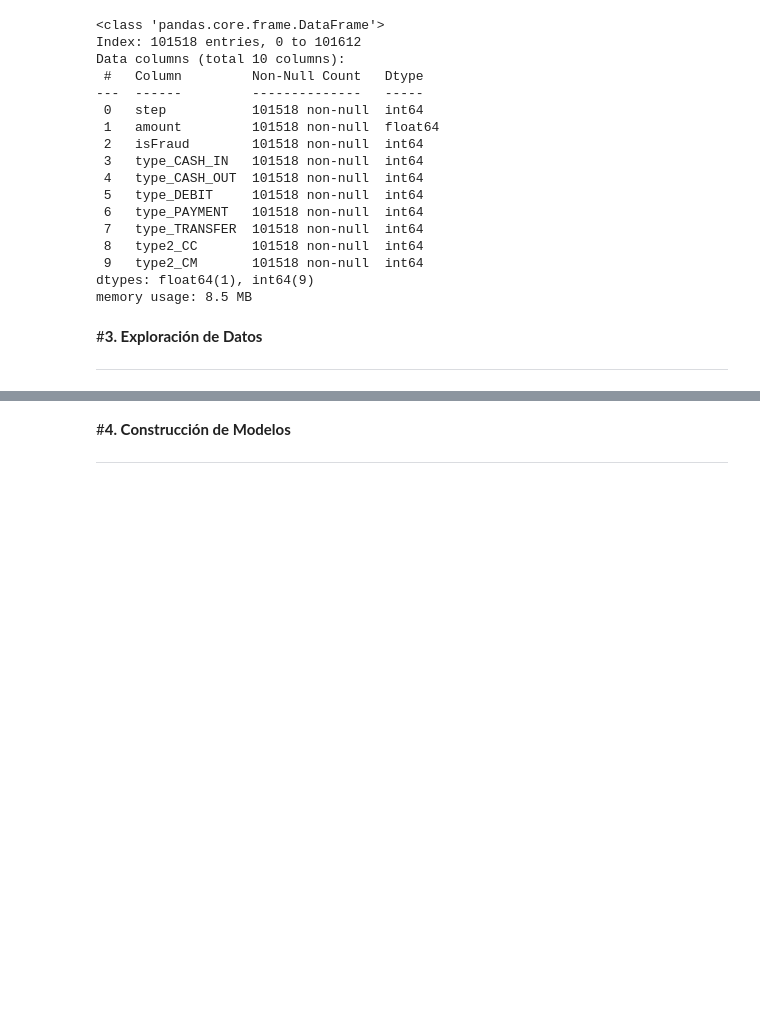
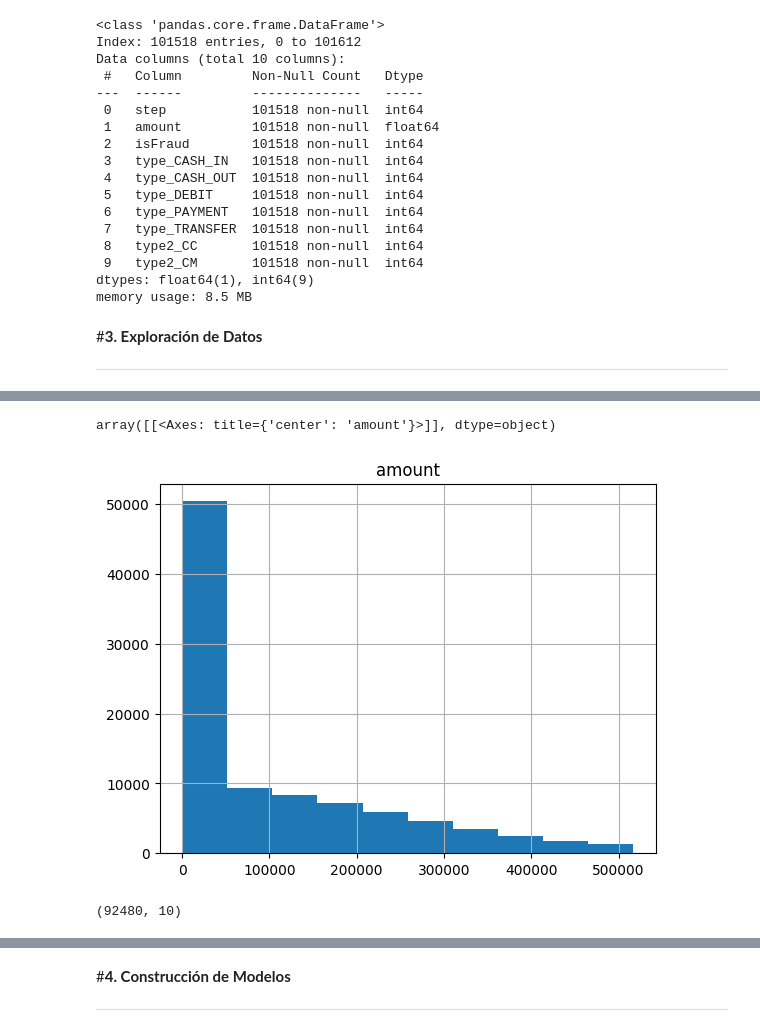
Before and after one commit to SebastianBenini/Financial_Fraud_Detection, a Jupyter notebook: Financial_Fraud_Detection.ipynb, the cells around one changed output, grey strips where cells are left out. Saved outputs shown, nothing was run; the diff lists cells and outputs as text; code cells hidden in the pictures; blank space fills up the shorter version.

```diff
--- a/Financial_Fraud_Detection.ipynb
+++ b/Financial_Fraud_Detection.ipynb
@@ -194,0 +180,5 @@ memory usage: 8.5 MB
+# %%
+df_banco.hist(["amount"])
+# %% [output]
+array([[<Axes: title={'center': 'amount'}>]], dtype=object)
+[figure, added]
@@ -195,3 +192,7 @@ memory usage: 8.5 MB
+# %%
+df_banco.shape
+# %% [output]
+(92480, 10)
 # %%
 ProfileReport(df_banco)
 # %% [output]
```
Also changed, not shown: parts of 15 cells of this notebook.
